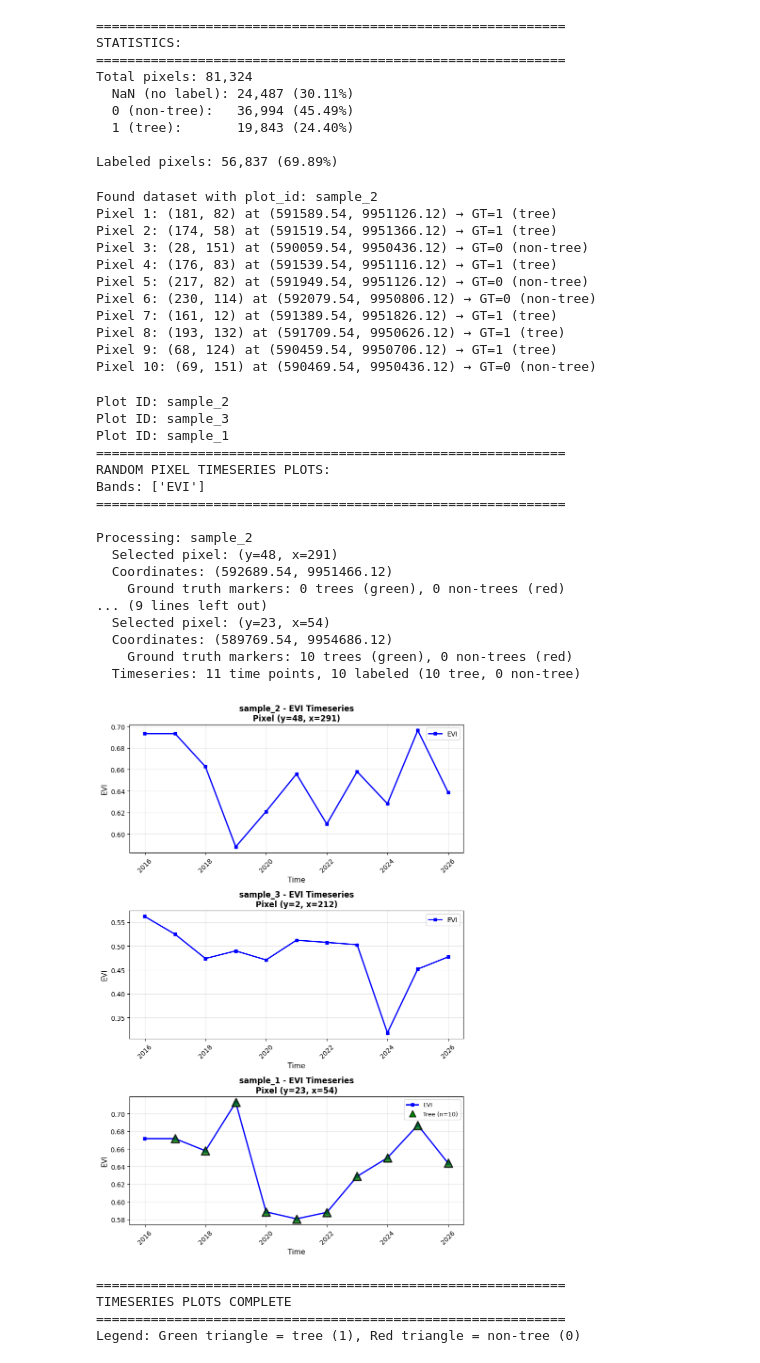
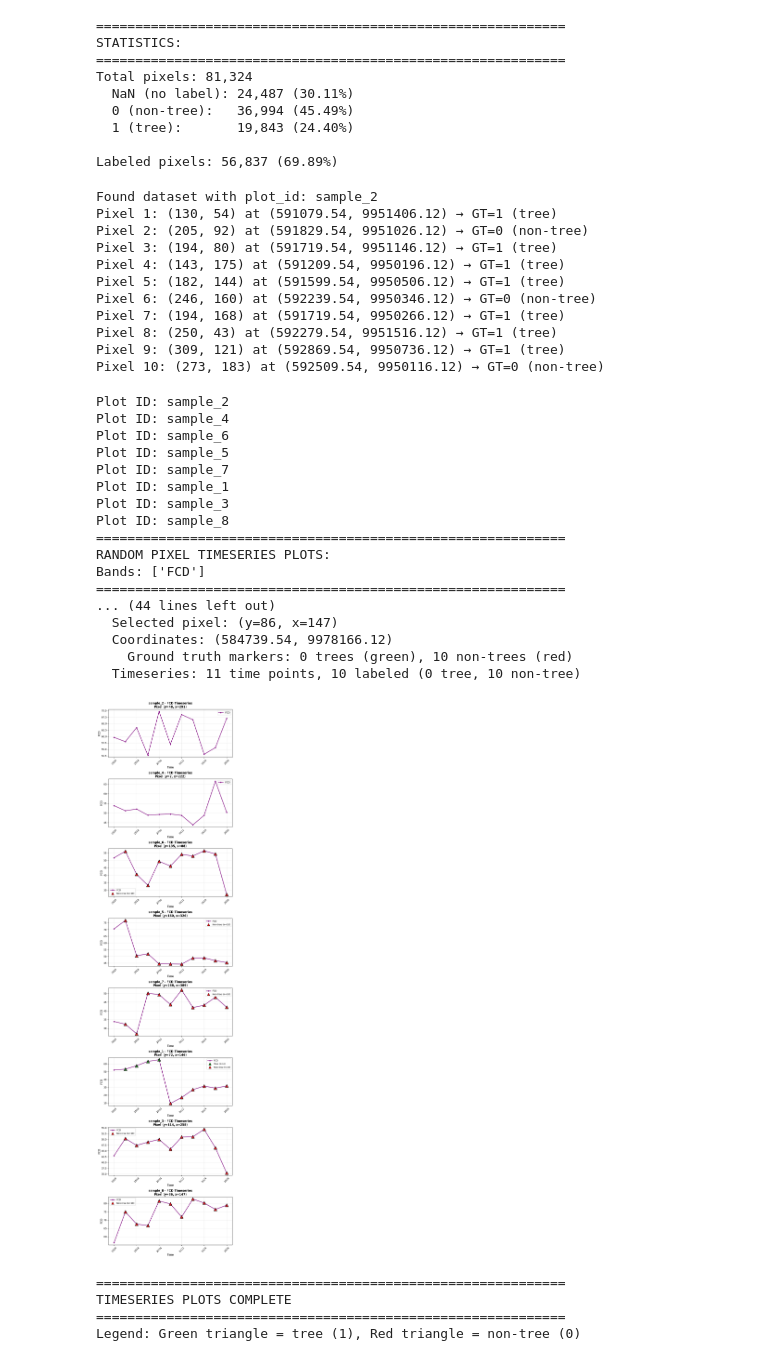
Before and after one commit to miqbalf/gis-carbon-ai, a Jupyter notebook: jupyter/notebooks/02p_adding_si_tsfresh_annual_ndvi_evi.ipynb, the cells around one changed output. Saved outputs shown, nothing was run; the diff lists cells and outputs as text; code cells hidden in the pictures.

```diff
--- a/jupyter/notebooks/02p_adding_si_tsfresh_annual_ndvi_evi.ipynb
+++ b/jupyter/notebooks/02p_adding_si_tsfresh_annual_ndvi_evi.ipynb
@@ -653,7 +647,7 @@ Attributes: (1)
 crs :
 EPSG:32749
 # %%
-gcs_path_df_long = f'gs://{os.getenv("GCS_BUCKET_PATH")}/01-korindo/sample_tsfresh/20251125_df_long_yearly.parquet'
+gcs_path_df_long = f'gs://{os.getenv("GCS_BUCKET_PATH")}/01-korindo/sample_tsfresh/20251203_df_long_yearly.parquet'
 training_gdf = gpd.read_parquet(gcs_path_df_long, filesystem=fs)
 
 # # Check and set CRS if missing (parquet files sometimes lose CRS info)
@@ -973,16 +991,16 @@ for i, (x, y, gt, xc, yc) in enumerate(zip(sampled_x, sampled_y, sampled_gt, x_c
     print(f"Pixel {i+1}: ({x}, {y}) at ({xc:.2f}, {yc:.2f}) → GT={int(gt)} ({label})")
 # %% [output]
 Found dataset with plot_id: sample_2
-Pixel 1: (181, 82) at (591589.54, 9951126.12) → GT=1 (tree)
-Pixel 2: (174, 58) at (591519.54, 9951366.12) → GT=1 (tree)
-Pixel 3: (28, 151) at (590059.54, 9950436.12) → GT=0 (non-tree)
-Pixel 4: (176, 83) at (591539.54, 9951116.12) → GT=1 (tree)
-Pixel 5: (217, 82) at (591949.54, 9951126.12) → GT=0 (non-tree)
-Pixel 6: (230, 114) at (592079.54, 9950806.12) → GT=0 (non-tree)
-Pixel 7: (161, 12) at (591389.54, 9951826.12) → GT=1 (tree)
-Pixel 8: (193, 132) at (591709.54, 9950626.12) → GT=1 (tree)
-Pixel 9: (68, 124) at (590459.54, 9950706.12) → GT=1 (tree)
-Pixel 10: (69, 151) at (590469.54, 9950436.12) → GT=0 (non-tree)
+Pixel 1: (130, 54) at (591079.54, 9951406.12) → GT=1 (tree)
+Pixel 2: (205, 92) at (591829.54, 9951026.12) → GT=0 (non-tree)
+Pixel 3: (194, 80) at (591719.54, 9951146.12) → GT=1 (tree)
+Pixel 4: (143, 175) at (591209.54, 9950196.12) → GT=1 (tree)
+Pixel 5: (182, 144) at (591599.54, 9950506.12) → GT=1 (tree)
+Pixel 6: (246, 160) at (592239.54, 9950346.12) → GT=0 (non-tree)
+Pixel 7: (194, 168) at (591719.54, 9950266.12) → GT=1 (tree)
+Pixel 8: (250, 43) at (592279.54, 9951516.12) → GT=1 (tree)
+Pixel 9: (309, 121) at (592869.54, 9950736.12) → GT=1 (tree)
+Pixel 10: (273, 183) at (592509.54, 9950116.12) → GT=0 (non-tree)
 # %%
 # ============================================================================
 # MODULAR FUNCTION: Plot Random Pixel Timeseries for Specified Bands
@@ -1175,47 +1193,47 @@ def plot_random_pixel_timeseries(ds_gt_list, band_list, figsize_per_plot=(8, 4),
         n_non_trees = (gt_values == 0).sum()
         print(f"  Timeseries: {len(time_values)} time points, {n_labeled} labeled ({n_trees} tree, {n_non_trees} non-tree)")
 
     plt.tight_layout()
     plt.show()
 
     print("\n" + "=" * 60)
     print("TIMESERIES PLOTS COMPLETE")
     print("=" * 60)
     print("Legend: Green triangle = tree (1), Red triangle = non-tree (0)")
 
 
 # ============================================================================
 # USAGE EXAMPLES
 # ============================================================================
 # Print available plot IDs
 for ds in ds_gt_list:
     plot_id = ds.plot_id.item() if hasattr(ds, 'plot_id') else ds.coords.get('plot_id', ['unknown']).values[0]
     print(f"Plot ID: {plot_id}")
 
 # Example 1: Plot only FCD
-plot_random_pixel_timeseries(ds_gt_list, band_list=['EVI'], random_seed=42)
+plot_random_pixel_timeseries(ds_gt_list, band_list=['FCD'], random_seed=42)
 
 # Example 2: Plot multiple bands (uncomment to use)
 # plot_random_pixel_timeseries(ds_gt_list, band_list=['FCD', 'NDVI', 'EVI'], random_seed=42)
 # %% [output]
 Plot ID: sample_2
+Plot ID: sample_4
+Plot ID: sample_6
+Plot ID: sample_5
+Plot ID: sample_7
+Plot ID: sample_1
 Plot ID: sample_3
-Plot ID: sample_1
+Plot ID: sample_8
 ============================================================
 RANDOM PIXEL TIMESERIES PLOTS:
-Bands: ['EVI']
+Bands: ['FCD']
 ============================================================
-
-Processing: sample_2
-  Selected pixel: (y=48, x=291)
-  Coordinates: (592689.54, 9951466.12)
-    Ground truth markers: 0 trees (green), 0 non-trees (red)
-... (9 lines left out)
-  Selected pixel: (y=23, x=54)
-  Coordinates: (589769.54, 9954686.12)
-    Ground truth markers: 10 trees (green), 0 non-trees (red)
-  Timeseries: 11 time points, 10 labeled (10 tree, 0 non-tree)
+... (44 lines left out)
+  Selected pixel: (y=86, x=147)
+  Coordinates: (584739.54, 9978166.12)
+    Ground truth markers: 0 trees (green), 10 non-trees (red)
+  Timeseries: 11 time points, 10 labeled (0 tree, 10 non-tree)
-[figure, old version]
+[figure, new version]
 ============================================================
 TIMESERIES PLOTS COMPLETE
 ============================================================
```
Also changed, not shown: parts of 25 cells of this notebook, 16 other files.
